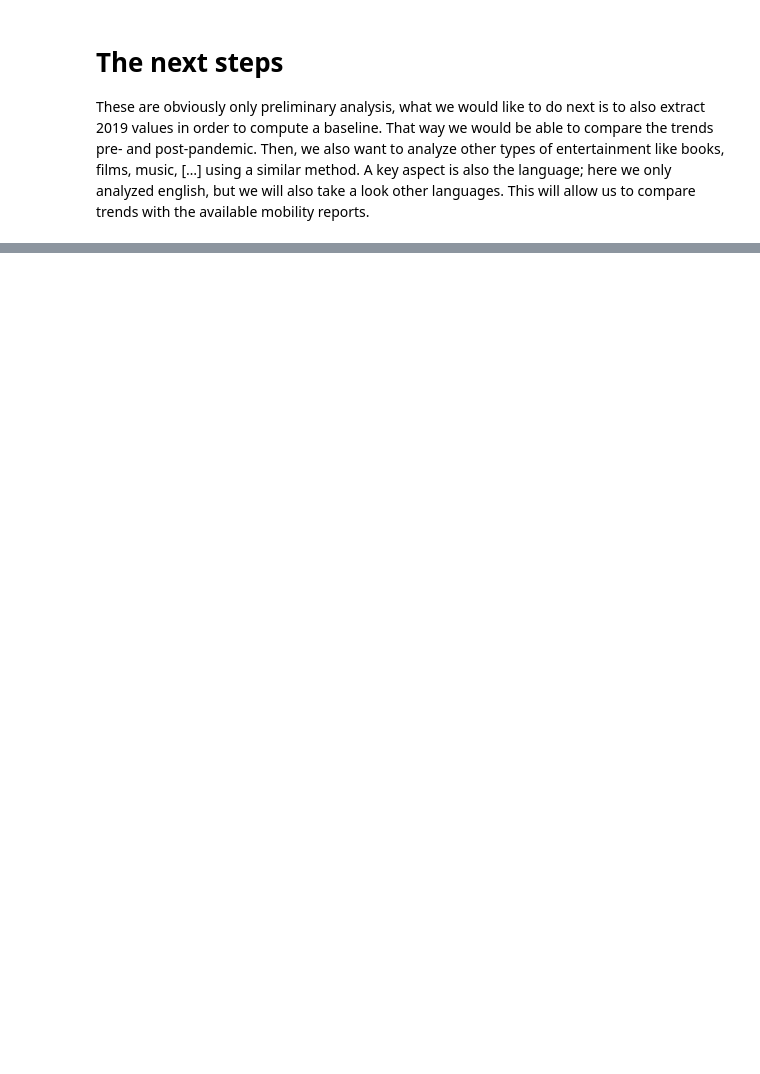
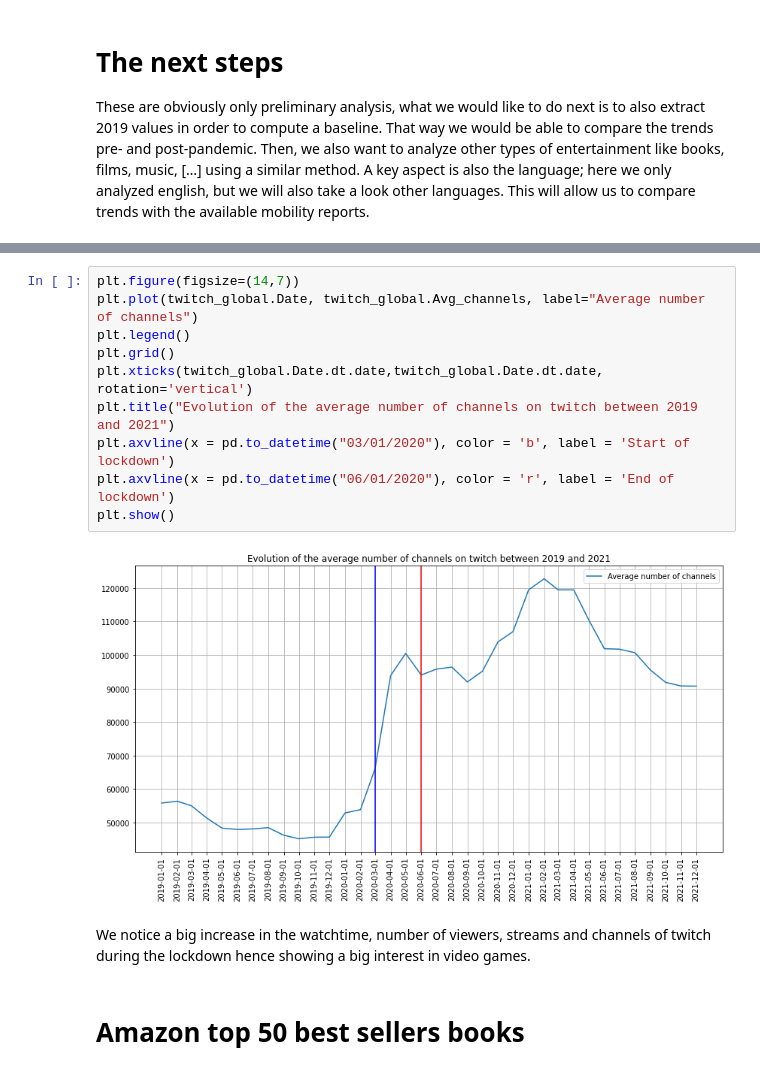
Before and after one commit to epfl-ada/ada-2022-project-teamjose, a Jupyter notebook: analyses/Project_p2_final.ipynb, the cells around one changed output, grey strips where cells are left out. Cells and saved outputs as stored; diff of their text form; blank space fills up the shorter version.

```diff
--- a/analyses/Project_p2_final.ipynb
+++ b/analyses/Project_p2_final.ipynb
@@ -435,0 +384,16 @@ These are obviously only preliminary analysis, what we would like to do next is
+# %%
+plt.figure(figsize=(14,7))
+plt.plot(twitch_global.Date, twitch_global.Avg_channels, label="Average number of channels")
+plt.legend()
+plt.grid()
+plt.xticks(twitch_global.Date.dt.date,twitch_global.Date.dt.date, rotation='vertical')
+plt.title("Evolution of the average number of channels on twitch between 2019 and 2021")
+plt.axvline(x = pd.to_datetime("03/01/2020"), color = 'b', label = 'Start of lockdown')
+plt.axvline(x = pd.to_datetime("06/01/2020"), color = 'r', label = 'End of lockdown')
+plt.show()
+# %% [output]
+[figure, added]
+# %% [markdown]
+We notice a big increase in the watchtime, number of viewers, streams and channels of twitch during the lockdown hence showing a big interest in video games.
+# %% [markdown]
+# Amazon top 50 best sellers books
```
Also changed, not shown: parts of 40 cells of this notebook, 3 other files.
